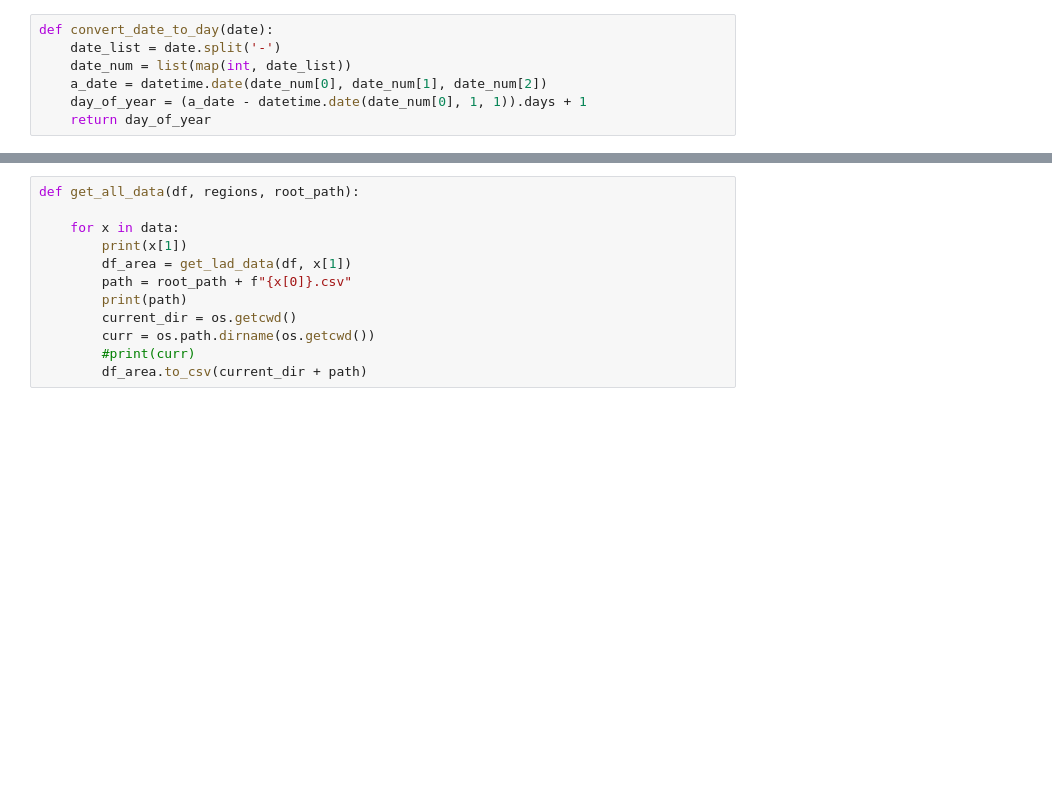
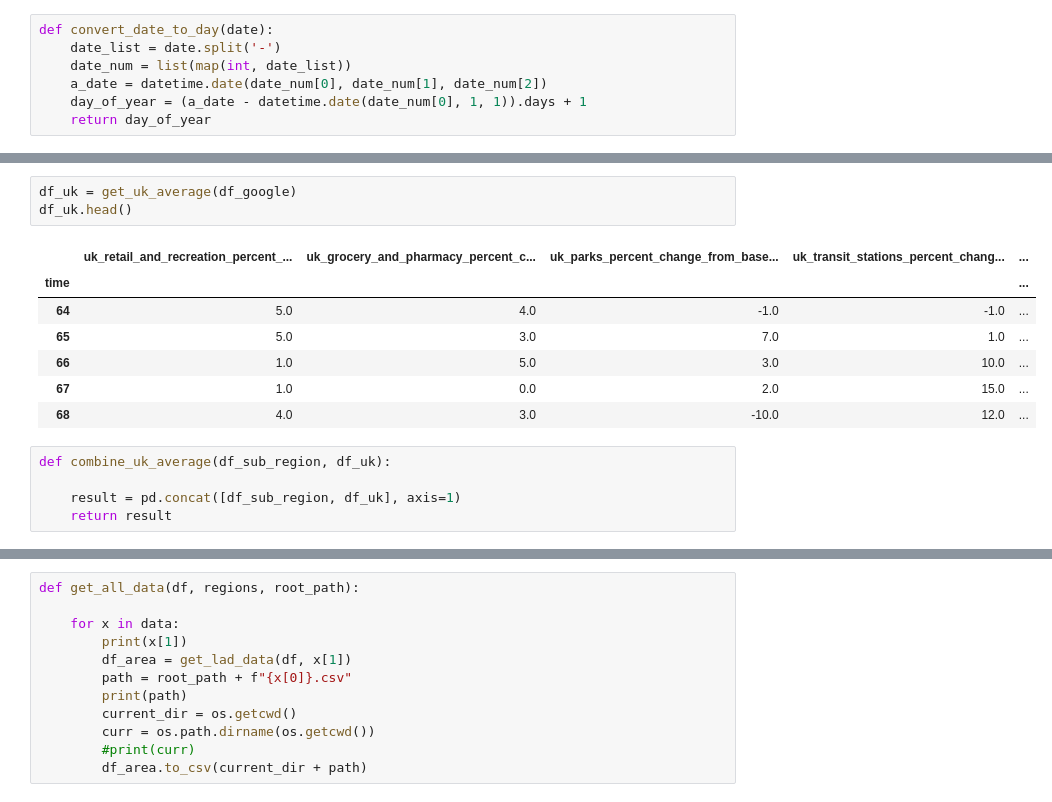
Before and after one commit to covidmaps/scotland, a Jupyter notebook: google_data.ipynb, the cells around one changed output, grey strips where cells are left out. Saved outputs shown, nothing was run; the diff lists cells and outputs as text; blank space fills up the shorter version.

```diff
--- a/google_data.ipynb
+++ b/google_data.ipynb
@@ -89,0 +147,16 @@ def get_lad_data(df, area_name):
+# %%
+df_uk = get_uk_average(df_google)
+df_uk.head()
+# %% [output]
+|  | uk_retail_and_recreation_percent_... | uk_grocery_and_pharmacy_percent_c... | uk_parks_percent_change_from_base... | uk_transit_stations_percent_chang... | ... |
+| time |  |  |  |  | ... |
+| 64 | 5.0 | 4.0 | -1.0 | -1.0 | ... |
+| 65 | 5.0 | 3.0 | 7.0 | 1.0 | ... |
+| 66 | 1.0 | 5.0 | 3.0 | 10.0 | ... |
+| 67 | 1.0 | 0.0 | 2.0 | 15.0 | ... |
+| 68 | 4.0 | 3.0 | -10.0 | 12.0 | ... |
+# %%
+def combine_uk_average(df_sub_region, df_uk):
+
+    result = pd.concat([df_sub_region, df_uk], axis=1)
+    return result
```
Also changed, not shown: parts of 16 cells of this notebook, 2 other files.
